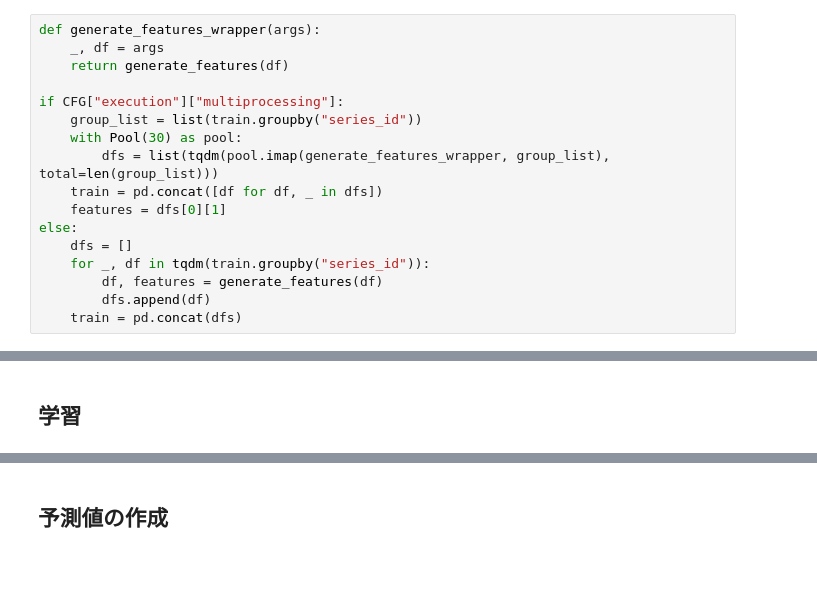
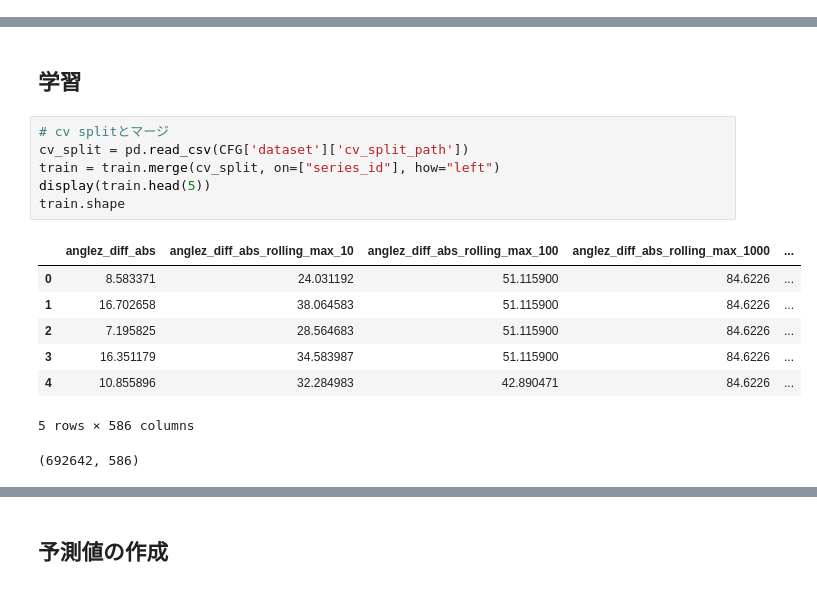
Before and after one commit to penguin-prg/child-mind-institute-detect-sleep-states, a Jupyter notebook: model/xgboost/step_classifier/2nd_stage.ipynb, the cells around one changed output, grey strips where cells are left out. Drawn from its saved outputs; the diff is of its cells as text.

```diff
--- a/model/xgboost/step_classifier/2nd_stage.ipynb
+++ b/model/xgboost/step_classifier/2nd_stage.ipynb
@@ -125,17 +163,0 @@ def generate_features(train: pd.DataFrame):
-# %%
-def generate_features_wrapper(args):
-    _, df = args
-    return generate_features(df)
-
-if CFG["execution"]["multiprocessing"]:
-    group_list = list(train.groupby("series_id"))
-    with Pool(30) as pool:
-        dfs = list(tqdm(pool.imap(generate_features_wrapper, group_list), total=len(group_list)))
-    train = pd.concat([df for df, _ in dfs])
-    features = dfs[0][1]
-else:
-    dfs = []
-    for _, df in tqdm(train.groupby("series_id")):
-        df, features = generate_features(df)
-        dfs.append(df)
-    train = pd.concat(dfs)
@@ -142,2 +181,17 @@ else:
 # %% [markdown]
 ## 学習
+# %%
+# cv splitとマージ
+cv_split = pd.read_csv(CFG['dataset']['cv_split_path'])
+train = train.merge(cv_split, on=["series_id"], how="left")
+display(train.head(5))
+train.shape
+# %% [output]
+|  | anglez_diff_abs | anglez_diff_abs_rolling_max_10 | anglez_diff_abs_rolling_max_100 | anglez_diff_abs_rolling_max_1000 | ... |
+| 0 | 8.583371 | 24.031192 | 51.115900 | 84.6226 | ... |
+| 1 | 16.702658 | 38.064583 | 51.115900 | 84.6226 | ... |
+| 2 | 7.195825 | 28.564683 | 51.115900 | 84.6226 | ... |
+| 3 | 16.351179 | 34.583987 | 51.115900 | 84.6226 | ... |
+| 4 | 10.855896 | 32.284983 | 42.890471 | 84.6226 | ... |
+5 rows × 586 columns
+(692642, 586)
```
Also changed, not shown: parts of 15 cells of this notebook, 1 other file.
